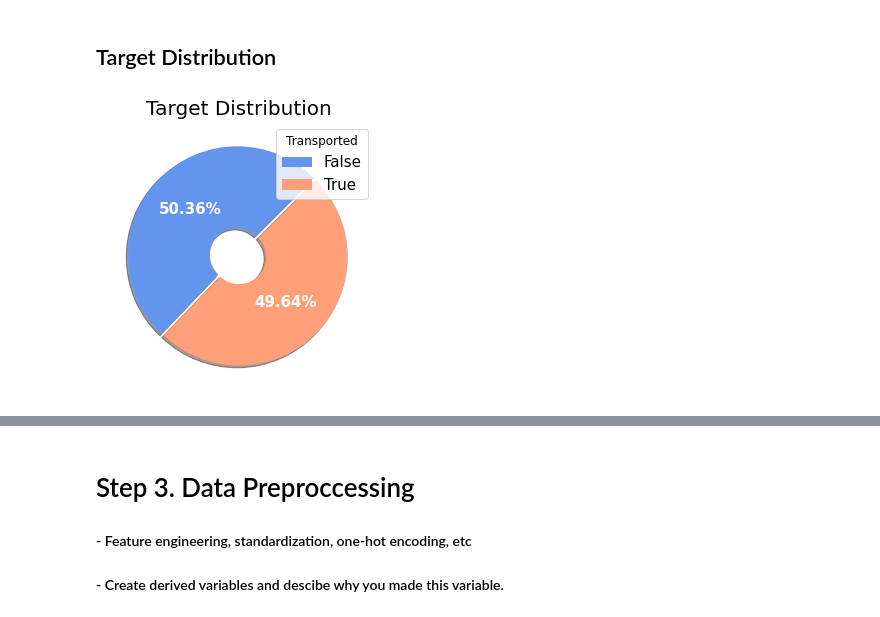
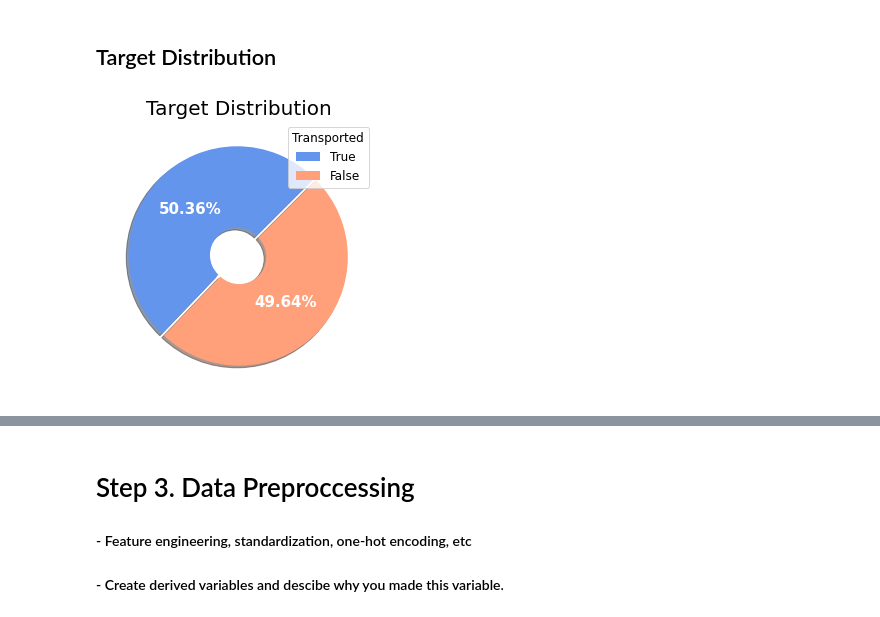
Before and after one commit to gonekng/Kaggle_Project, a Jupyter notebook: Spaceship Titanic/ml-spaceship-titanic.ipynb, the cells around one changed output, grey strips where cells are left out. Cells and saved outputs as stored; diff of their text form; code cells hidden in the pictures.

```diff
--- a/Spaceship Titanic/ml-spaceship-titanic.ipynb
+++ b/Spaceship Titanic/ml-spaceship-titanic.ipynb
@@ -288,19 +315,19 @@ train.iloc[:,:-1].corr().style.background_gradient(
 # %%
 fig, ax = plt.subplots(figsize=(5,5))
 
-labels = train["Transported"].unique().tolist()
+labels = train["Transported"].value_counts().index
 lst = train["Transported"].value_counts().to_list()
-pie = ax.pie([lst[0], lst[1]], labels = labels, autopct='%.2f%%',
+pie = ax.pie(lst, labels = labels, autopct='%.2f%%',
              textprops=dict(color="white", fontsize=15, weight="bold"),
              colors=["cornflowerblue", "lightsalmon"], shadow=True,
              wedgeprops=dict(width=0.75), startangle=45, explode=(0.025,0))
 
 ax.set_title("Target Distribution", size=20)
-ax.legend(title="Transported", title_fontsize=12, loc='best', fontsize=15)
+ax.legend(title="Transported", title_fontsize=12, loc='best', fontsize=12)
 
 plt.show()
 # %% [output]
-[figure, old version]
+[figure, new version]
 # %%
 train_0 = train[train['Transported']==False]
 train_1 = train[train['Transported']==True]
```
Also changed, not shown: parts of 45 cells of this notebook.
